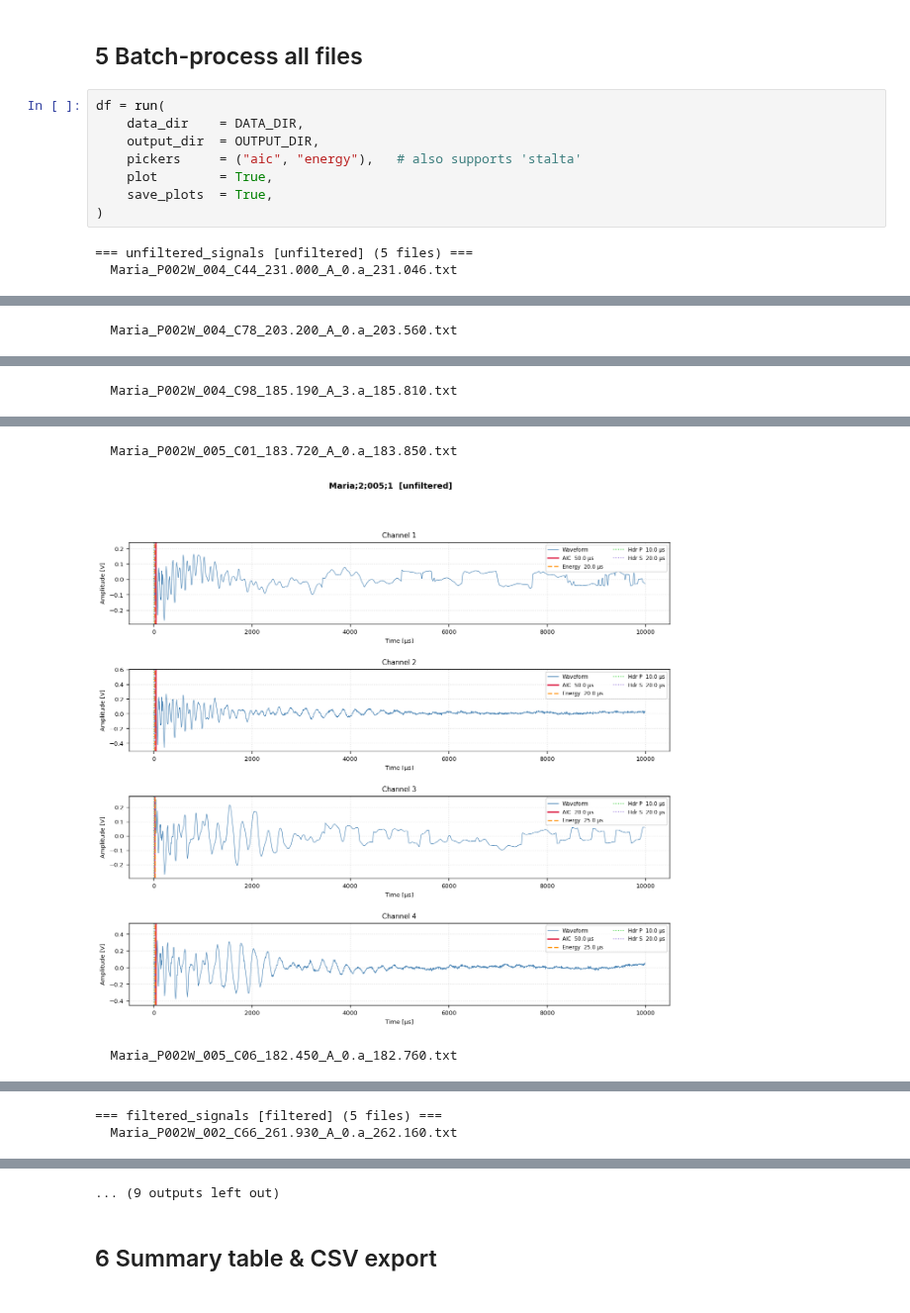
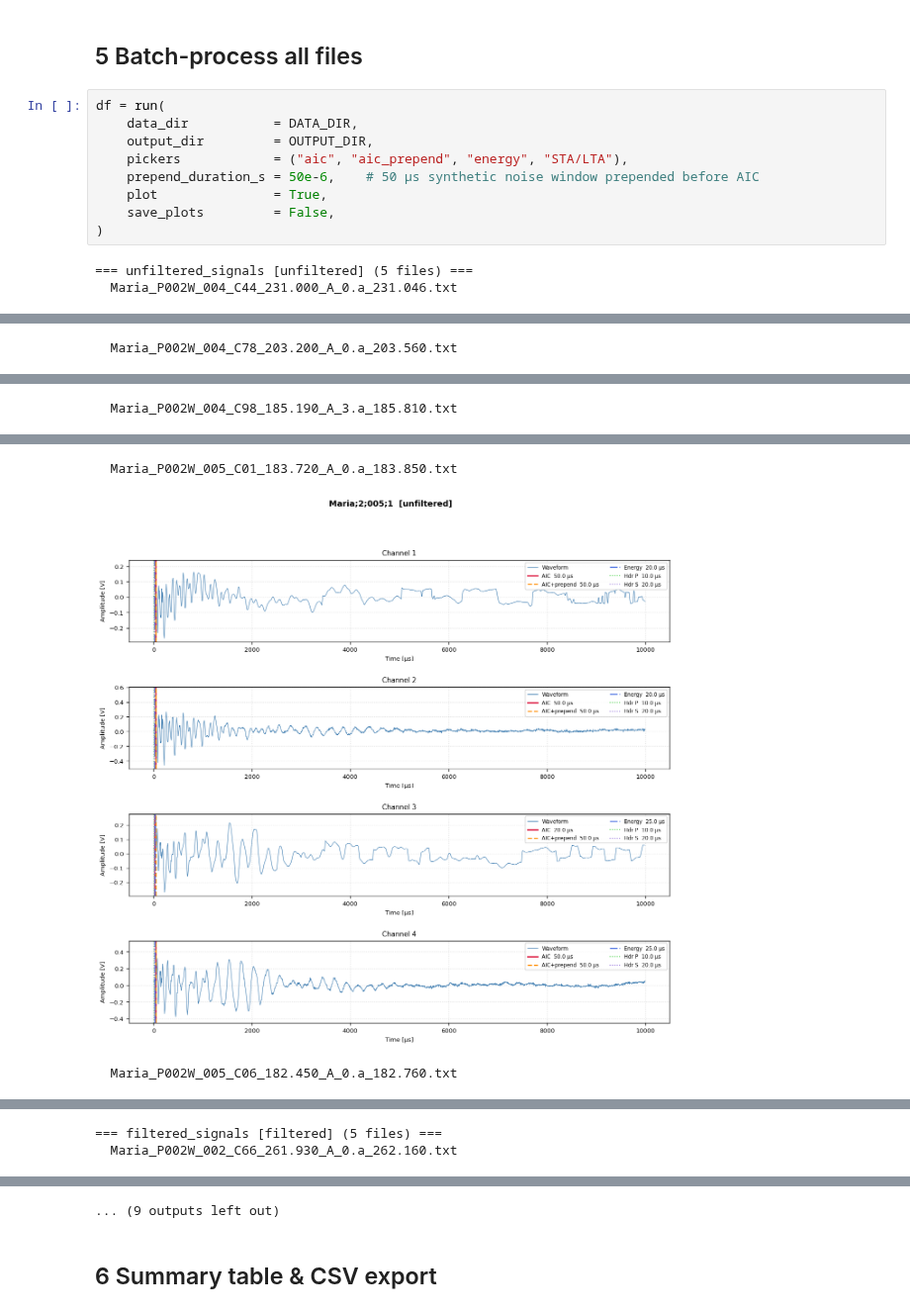
Before and after one commit to wamriewdan/ae_arrival_picker, a Jupyter notebook: notebooks/demo_maria_project.ipynb, the cells around one changed output, grey strips where cells are left out. Shown at 99% size. Cells and saved outputs as stored; diff of their text form.

```diff
--- a/notebooks/demo_maria_project.ipynb
+++ b/notebooks/demo_maria_project.ipynb
@@ -218,11 +218,12 @@ plt.show()
 ## 5  Batch-process all files
 # %%
 df = run(
-    data_dir    = DATA_DIR,
-    output_dir  = OUTPUT_DIR,
-    pickers     = ("aic", "energy"),   # also supports 'stalta'
-    plot        = True,
-    save_plots  = True,
+    data_dir           = DATA_DIR,
+    output_dir         = OUTPUT_DIR,
+    pickers            = ("aic", "aic_prepend", "energy", "STA/LTA"),
+    prepend_duration_s = 50e-6,    # 50 µs synthetic noise window prepended before AIC
+    plot               = True,
+    save_plots         = False,
 )
 # %% [output]
 === unfiltered_signals [unfiltered] (5 files) ===
@@ -235,3 +236,3 @@ df = run(
   Maria_P002W_005_C01_183.720_A_0.a_183.850.txt
-[figure, old version]
+[figure, new version]
   Maria_P002W_005_C06_182.450_A_0.a_182.760.txt
```
Also changed, not shown: parts of 3 cells of this notebook, 4 other files.
